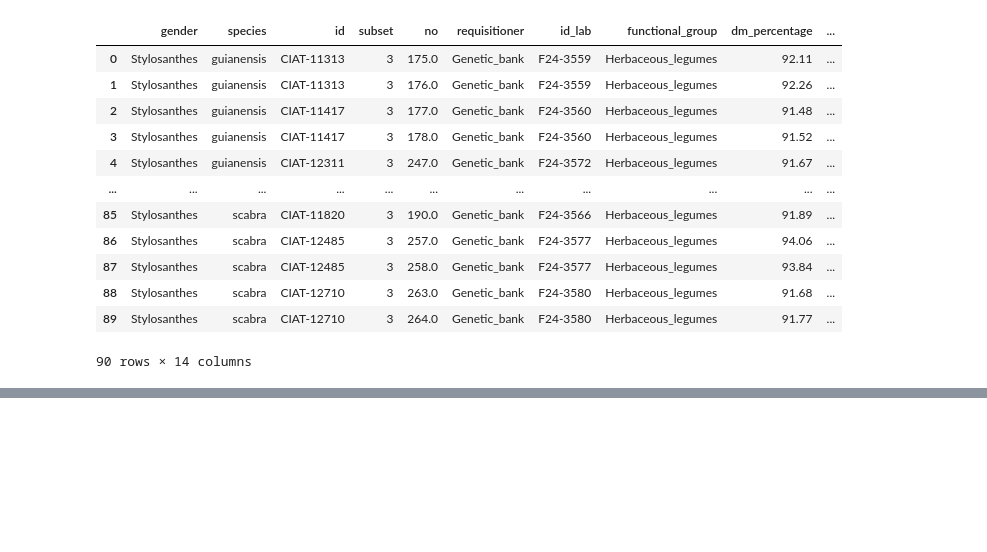
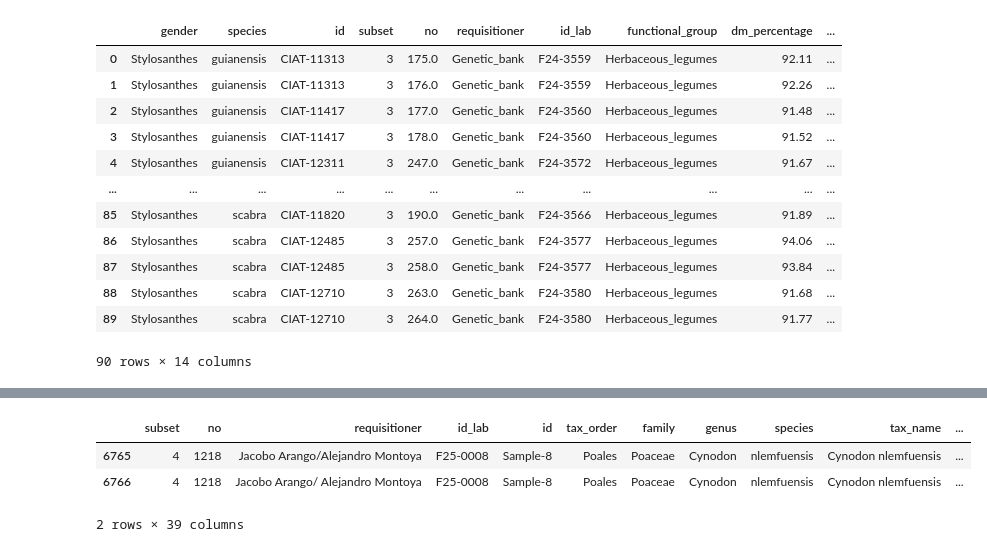
Before and after one commit to maurope/lmf, a Jupyter notebook: notebooks/2026/2026_05_22_data_delivery.ipynb, the cells around one changed output, grey strips where cells are left out. Cells and saved outputs as stored; diff of their text form; code cells hidden in the pictures; blank space fills up the shorter version.

```diff
--- a/notebooks/2026/2026_05_22_data_delivery.ipynb
+++ b/notebooks/2026/2026_05_22_data_delivery.ipynb
@@ -828,0 +886,45 @@ requested_nutrition.to_csv('/content/drive/MyDrive/lmf/output/2026_05_22_data_de
+# %%
+# Group by subset and id_lab, keeping categorical columns
+def mean_with_replicates(df, category_columns, numeric_columns):
+
+    # Categorical columns to retain (excluding grouping columns)
+    cat_cols = [
+        col for col in category_columns
+        if col not in [ 'id_lab']
+    ]
+
+    # Keep the first value of each categorical column within each group
+    cat_df = (
+        df.groupby([ 'id_lab'])[cat_cols]
+          .first()
+    )
+
+    # Calculate the mean of the numeric columns
+    mean_df = (
+        df.groupby(['id_lab'])[numeric_columns]
+          .mean()
+          .round(2)
+    )
+
+    # Count the number of replicates in each group
+    mean_df['n_replicates_gas'] = (
+        df.groupby([ 'id_lab'])
+          .size()
+    )
+
+    # Combine categorical columns, means, and replicate counts
+    result = (
+        cat_df
+        .join(mean_df)
+        .reset_index()
+    )
+
+    return result
+# %%
+gas_av = mean_with_replicates(gas, category_columns, numeric_columns)
+gas.tail(2)
+# %% [output]
+|  | subset | no | requisitioner | id_lab | id | tax_order | family | genus | species | tax_name | ... |
+| 6765 | 4 | 1218 | Jacobo Arango/Alejandro Montoya | F25-0008 | Sample-8 | Poales | Poaceae | Cynodon | nlemfuensis | Cynodon nlemfuensis | ... |
+| 6766 | 4 | 1218 | Jacobo Arango/ Alejandro Montoya | F25-0008 | Sample-8 | Poales | Poaceae | Cynodon | nlemfuensis | Cynodon nlemfuensis | ... |
+2 rows × 39 columns
```
Also changed, not shown: parts of 16 cells of this notebook, 7 other files.
